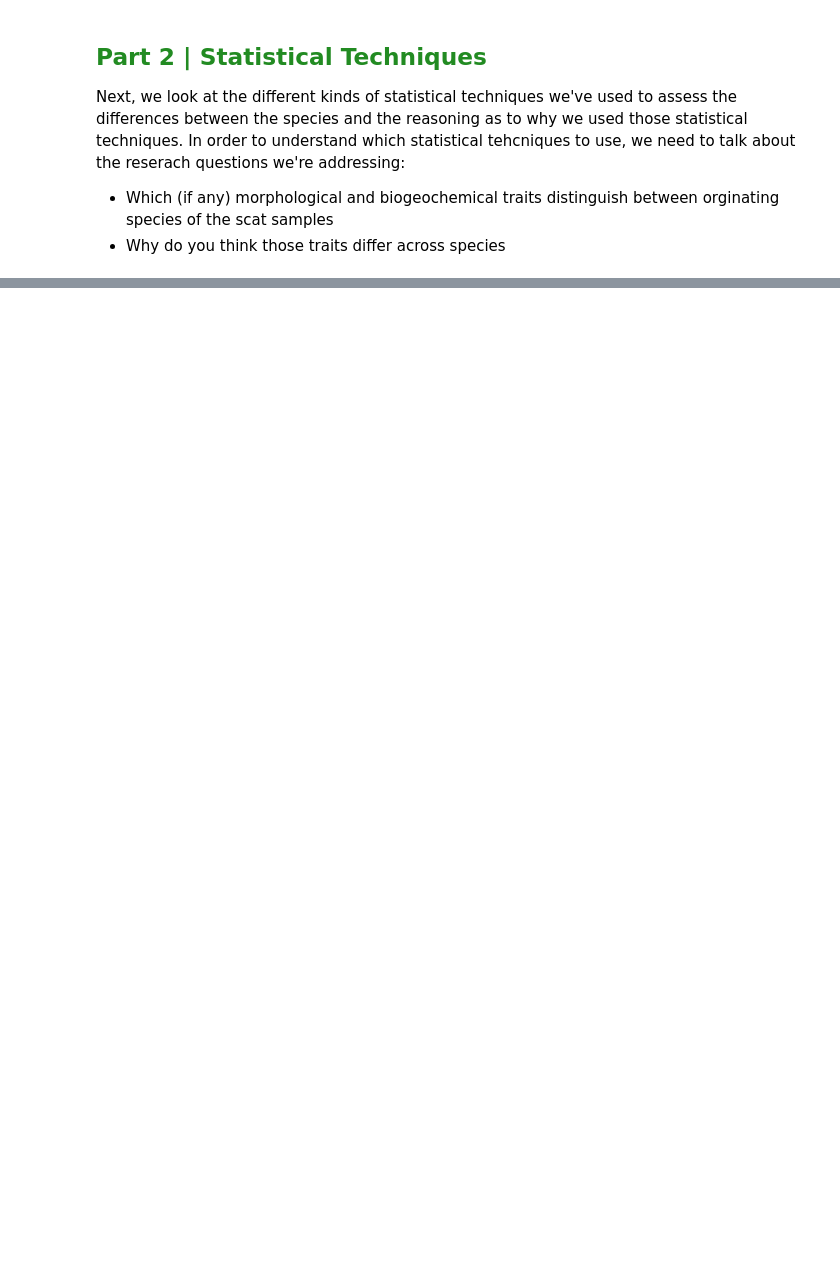
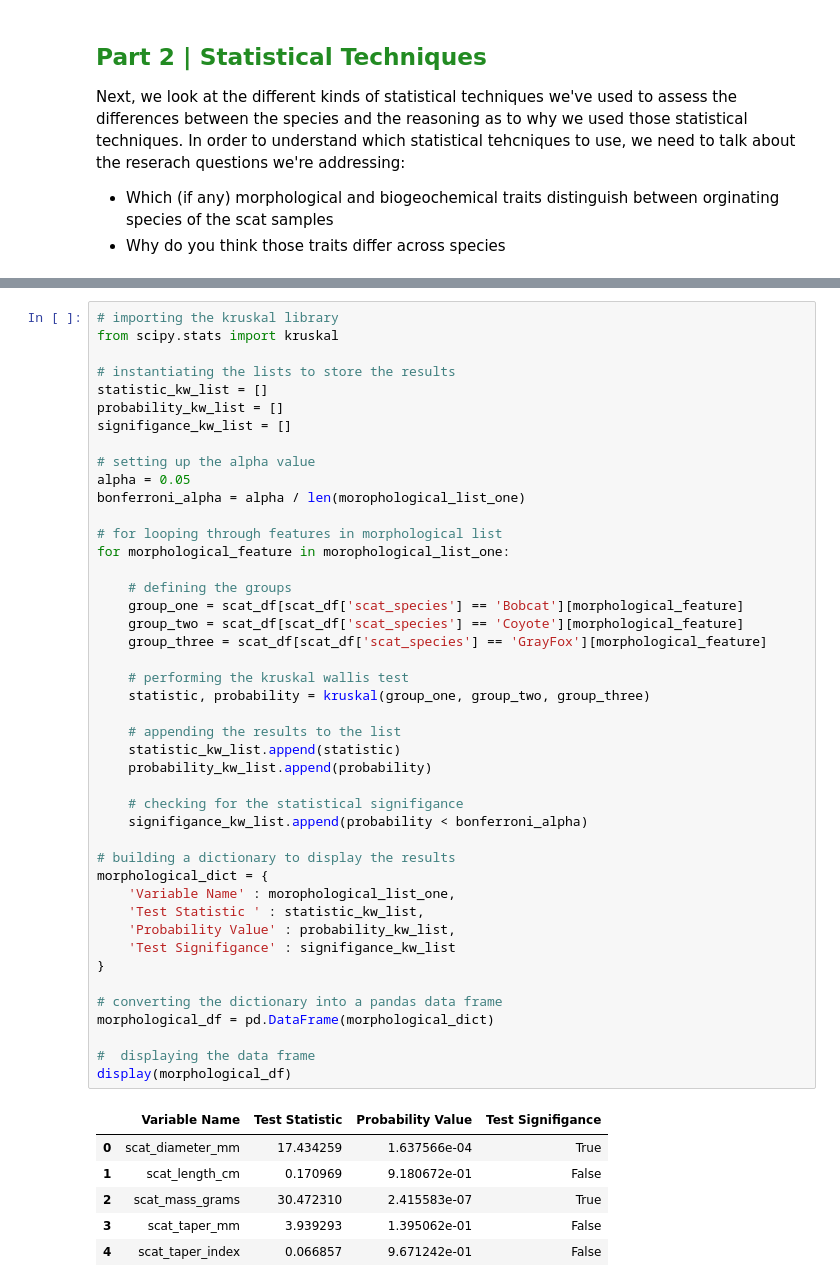
Before and after one commit to chowdhuryj-github/BobcatsCoyotesFoxes, a Jupyter notebook: lab/Midterm_Project_JIC.ipynb, the cells around one changed output, grey strips where cells are left out. Drawn from its saved outputs; the diff is of its cells as text; blank space fills up the shorter version.

```diff
--- a/lab/Midterm_Project_JIC.ipynb
+++ b/lab/Midterm_Project_JIC.ipynb
@@ -365,0 +521,51 @@ Next, we look at the different kinds of statistical techniques we've used to ass
+# %%
+# importing the kruskal library
+from scipy.stats import kruskal
+
+# instantiating the lists to store the results
+statistic_kw_list = []
+probability_kw_list = []
+signifigance_kw_list = []
+
+# setting up the alpha value
+alpha = 0.05
+bonferroni_alpha = alpha / len(morophological_list_one)
+
+# for looping through features in morphological list
+for morphological_feature in morophological_list_one:
+
+    # defining the groups
+    group_one = scat_df[scat_df['scat_species'] == 'Bobcat'][morphological_feature]
+    group_two = scat_df[scat_df['scat_species'] == 'Coyote'][morphological_feature]
+    group_three = scat_df[scat_df['scat_species'] == 'GrayFox'][morphological_feature]
+
+    # performing the kruskal wallis test
+    statistic, probability = kruskal(group_one, group_two, group_three)
+
+    # appending the results to the list
+    statistic_kw_list.append(statistic)
+    probability_kw_list.append(probability)
+
+    # checking for the statistical signifigance
+    signifigance_kw_list.append(probability < bonferroni_alpha)
+
+# building a dictionary to display the results
+morphological_dict = {
+    'Variable Name' : morophological_list_one,
+    'Test Statistic ' : statistic_kw_list,
+    'Probability Value' : probability_kw_list,
+    'Test Signifigance' : signifigance_kw_list
+}
+
+# converting the dictionary into a pandas data frame
+morphological_df = pd.DataFrame(morphological_dict)
+
+#  displaying the data frame
+display(morphological_df)
+# %% [output]
+|  | Variable Name | Test Statistic | Probability Value | Test Signifigance |
+| 0 | scat_diameter_mm | 17.434259 | 1.637566e-04 | True |
+| 1 | scat_length_cm | 0.170969 | 9.180672e-01 | False |
+| 2 | scat_mass_grams | 30.472310 | 2.415583e-07 | True |
+| 3 | scat_taper_mm | 3.939293 | 1.395062e-01 | False |
+| 4 | scat_taper_index | 0.066857 | 9.671242e-01 | False |
```
Also changed, not shown: parts of 26 cells of this notebook, 12 other files.
